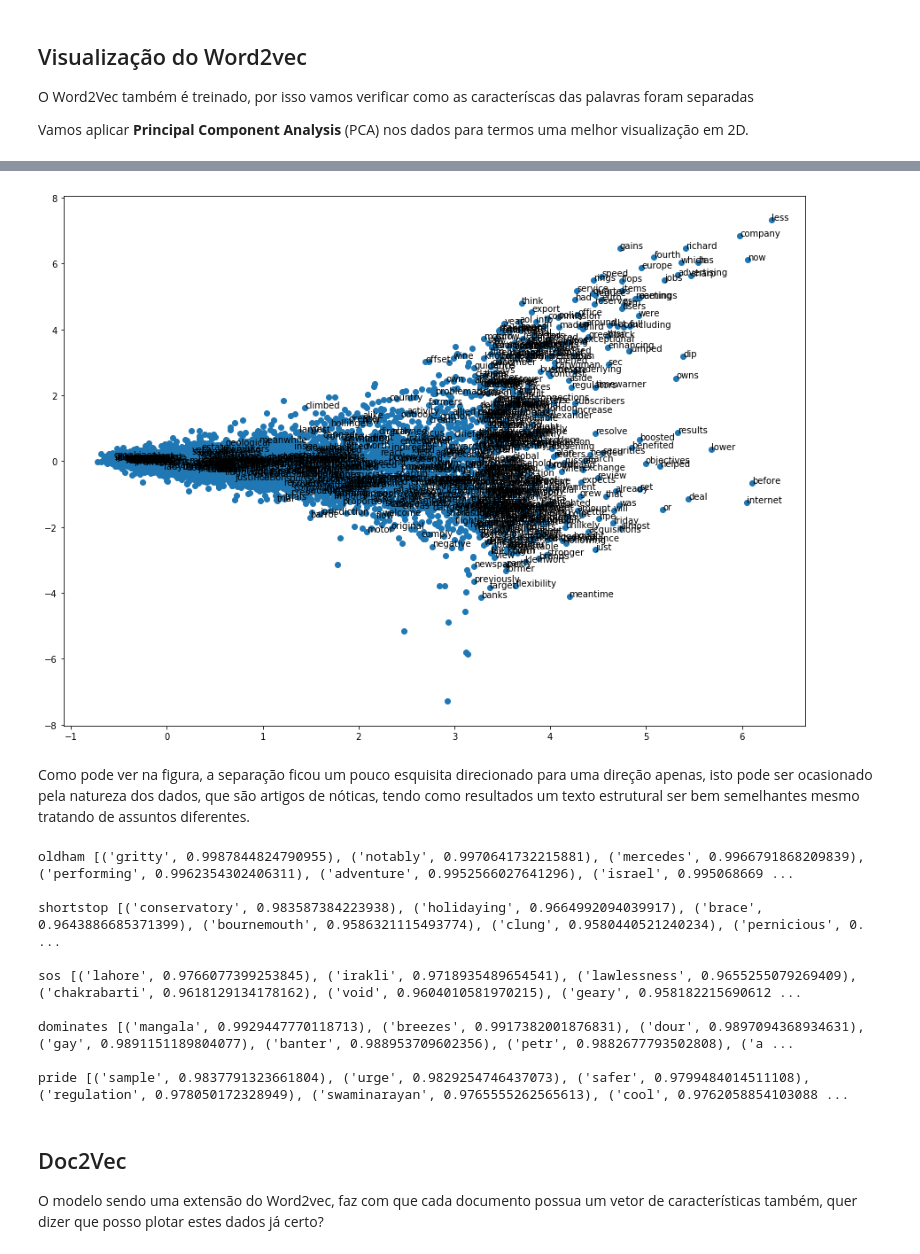
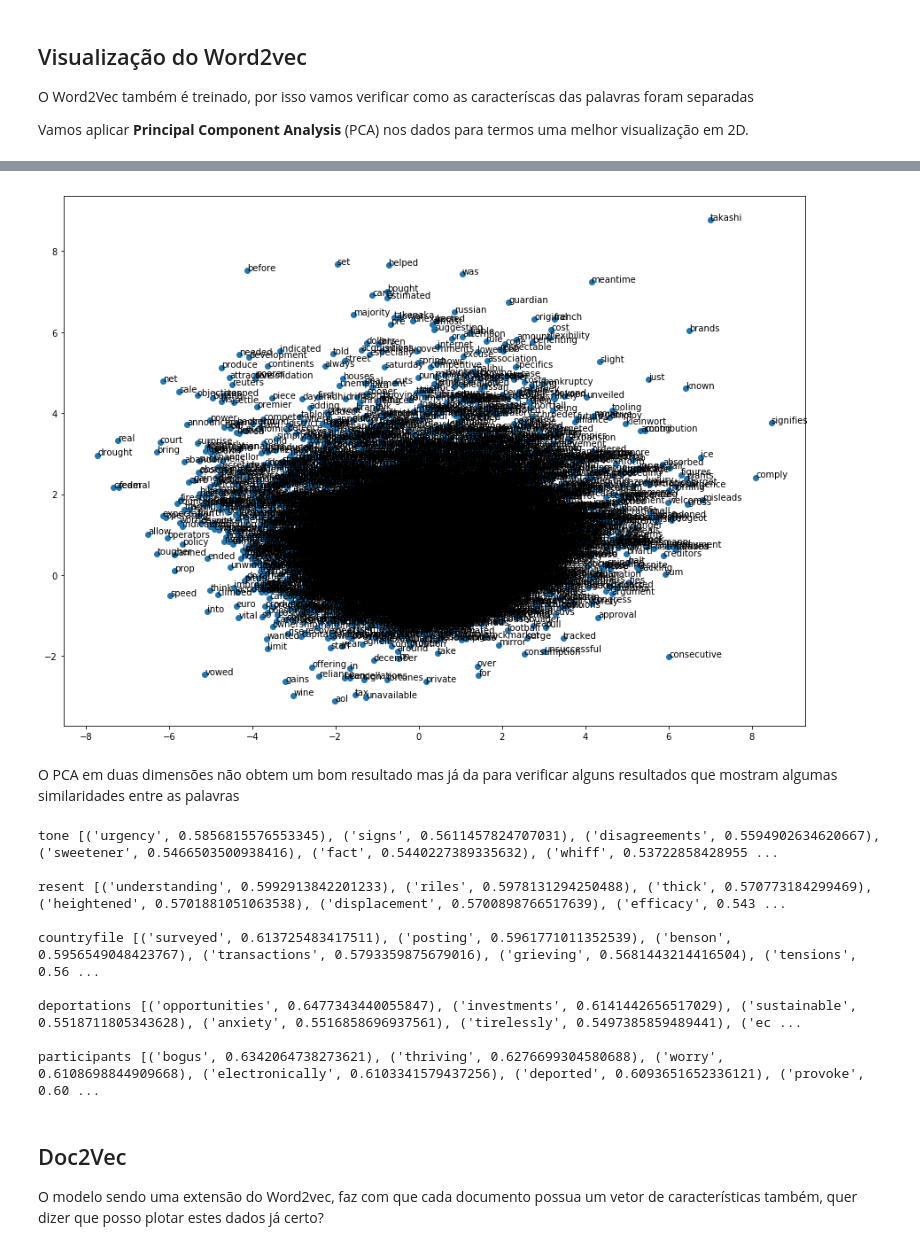
Before and after one commit to ignitz/datamining_tp2, a Jupyter notebook: TP2 - Classificadores não supervisionados.ipynb, the cells around one changed output, grey strips where cells are left out. Saved outputs shown, nothing was run; the diff lists cells and outputs as text; code cells hidden in the pictures.

```diff
--- a/TP2 - Classificadores não supervisionados.ipynb
+++ b/TP2 - Classificadores não supervisionados.ipynb
@@ -135,5 +139,5 @@ Aqui ocorre o treinamento, que é feito o dicionário, o treinamento Word2vec ju
 # %%
-model = Doc2Vec(documents, vector_size=10, window=5, min_count=1, workers=4)
+model = Doc2Vec(documents, vector_size=50, window=5, min_count=1, epochs=30, workers=4)
 # %% [markdown]
 ## Visualização do Word2vec
 
@@ -165,35 +171,18 @@ pd_pca.describe()
 # %%
+# Isso aqui demora um pouco
 plt.figure(figsize=(15,11))
-X_pca = PCA().fit_transform(model.wv.vectors)
+X_pca = PCA(n_components=2).fit_transform(model.wv.vectors)
 plt.scatter(X_pca[:, 0], X_pca[:, 1]);
 
 xv = list(zip(X_pca[:, :2].tolist(), model.wv.vocab))
-np.random.shuffle(xv)
 
 count_left = [0, 0, 0, 0]
 for X, word in xv:
-    if X[0] > 3.2:
-        plt.text(X[0], X[1], word)
-    elif X[0] > 2.2:
-        if count_left[0] < 100:
-            plt.text(X[0], X[1], word)
-        count_left[0] += 1
-    elif X[0] > 1.2:
-        if count_left[1] < 100:
-            plt.text(X[0], X[1], word)
-        count_left[1] += 1
-    elif X[0] > 0.2:
-        if count_left[2] < 70:
-            plt.text(X[0], X[1], word)
-        count_left[2] += 1
-    else:
-        if count_left[3] < 30:
-            plt.text(X[0], X[1], word)
-        count_left[3] += 1
+    plt.text(X[0], X[1], word)
 # %% [output]
-[figure, old version]
+[figure, new version]
-# %% [markdown]
-Como pode ver na figura, a separação ficou um pouco esquisita direcionado para uma direção apenas, isto pode ser ocasionado pela natureza dos dados, que são artigos de nóticas, tendo como resultados um texto estrutural ser bem semelhantes mesmo tratando de assuntos diferentes.
+# %% [markdown]
+O PCA em duas dimensões não obtem um bom resultado mas já da para verificar alguns resultados que mostram algumas similaridades entre as palavras
 # %%
 # Segue algumas palavras junto com suas palavras mais similares baseado no treinamento dos dados
 for _ in range(5):
@@ -201,15 +190,15 @@ for _ in range(5):
     print(word, model.most_similar(word))
     print()
 # %% [output]
-oldham [('gritty', 0.9987844824790955), ('notably', 0.9970641732215881), ('mercedes', 0.9966791868209839), ('performing', 0.9962354302406311), ('adventure', 0.9952566027641296), ('israel', 0.995068669 ...
+tone [('urgency', 0.5856815576553345), ('signs', 0.5611457824707031), ('disagreements', 0.5594902634620667), ('sweetener', 0.5466503500938416), ('fact', 0.5440227389335632), ('whiff', 0.53722858428955 ...
 
-shortstop [('conservatory', 0.983587384223938), ('holidaying', 0.9664992094039917), ('brace', 0.9643886685371399), ('bournemouth', 0.9586321115493774), ('clung', 0.9580440521240234), ('pernicious', 0. ...
+resent [('understanding', 0.5992913842201233), ('riles', 0.5978131294250488), ('thick', 0.570773184299469), ('heightened', 0.5701881051063538), ('displacement', 0.5700898766517639), ('efficacy', 0.543 ...
 
-sos [('lahore', 0.9766077399253845), ('irakli', 0.9718935489654541), ('lawlessness', 0.9655255079269409), ('chakrabarti', 0.9618129134178162), ('void', 0.9604010581970215), ('geary', 0.958182215690612 ...
+countryfile [('surveyed', 0.613725483417511), ('posting', 0.5961771011352539), ('benson', 0.5956549048423767), ('transactions', 0.5793359875679016), ('grieving', 0.5681443214416504), ('tensions', 0.56 ...
 
-dominates [('mangala', 0.9929447770118713), ('breezes', 0.9917382001876831), ('dour', 0.9897094368934631), ('gay', 0.9891151189804077), ('banter', 0.988953709602356), ('petr', 0.9882677793502808), ('a ...
+deportations [('opportunities', 0.6477343440055847), ('investments', 0.6141442656517029), ('sustainable', 0.5518711805343628), ('anxiety', 0.5516858696937561), ('tirelessly', 0.5497385859489441), ('ec ...
 
-pride [('sample', 0.9837791323661804), ('urge', 0.9829254746437073), ('safer', 0.9799484014511108), ('regulation', 0.978050172328949), ('swaminarayan', 0.9765555262565613), ('cool', 0.9762058854103088 ...
+participants [('bogus', 0.6342064738273621), ('thriving', 0.6276699304580688), ('worry', 0.6108698844909668), ('electronically', 0.6103341579437256), ('deported', 0.6093651652336121), ('provoke', 0.60 ...
 # %% [markdown]
 ## Doc2Vec
 
```
Also changed, not shown: parts of 22 cells of this notebook, 7 other files.
